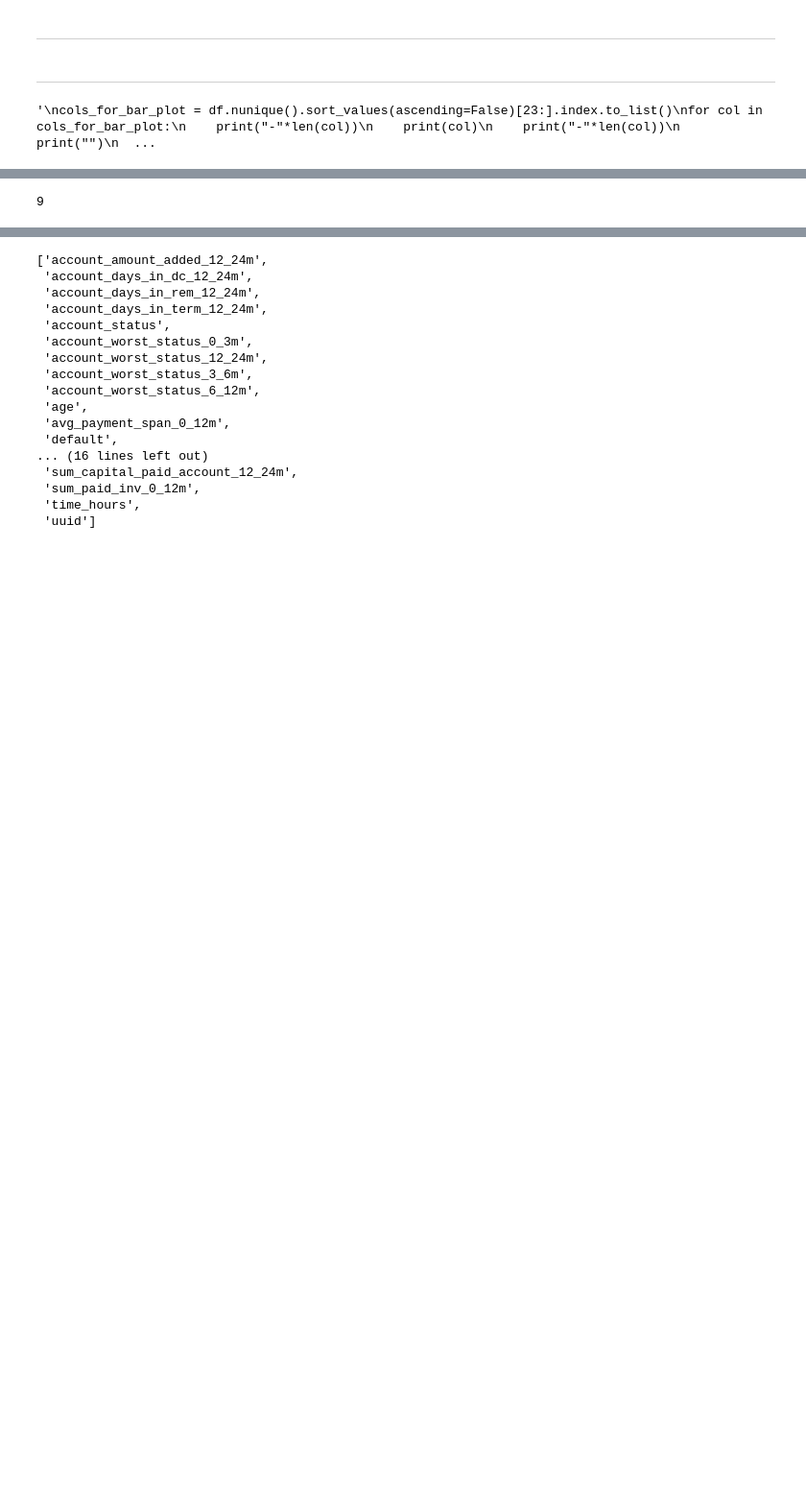
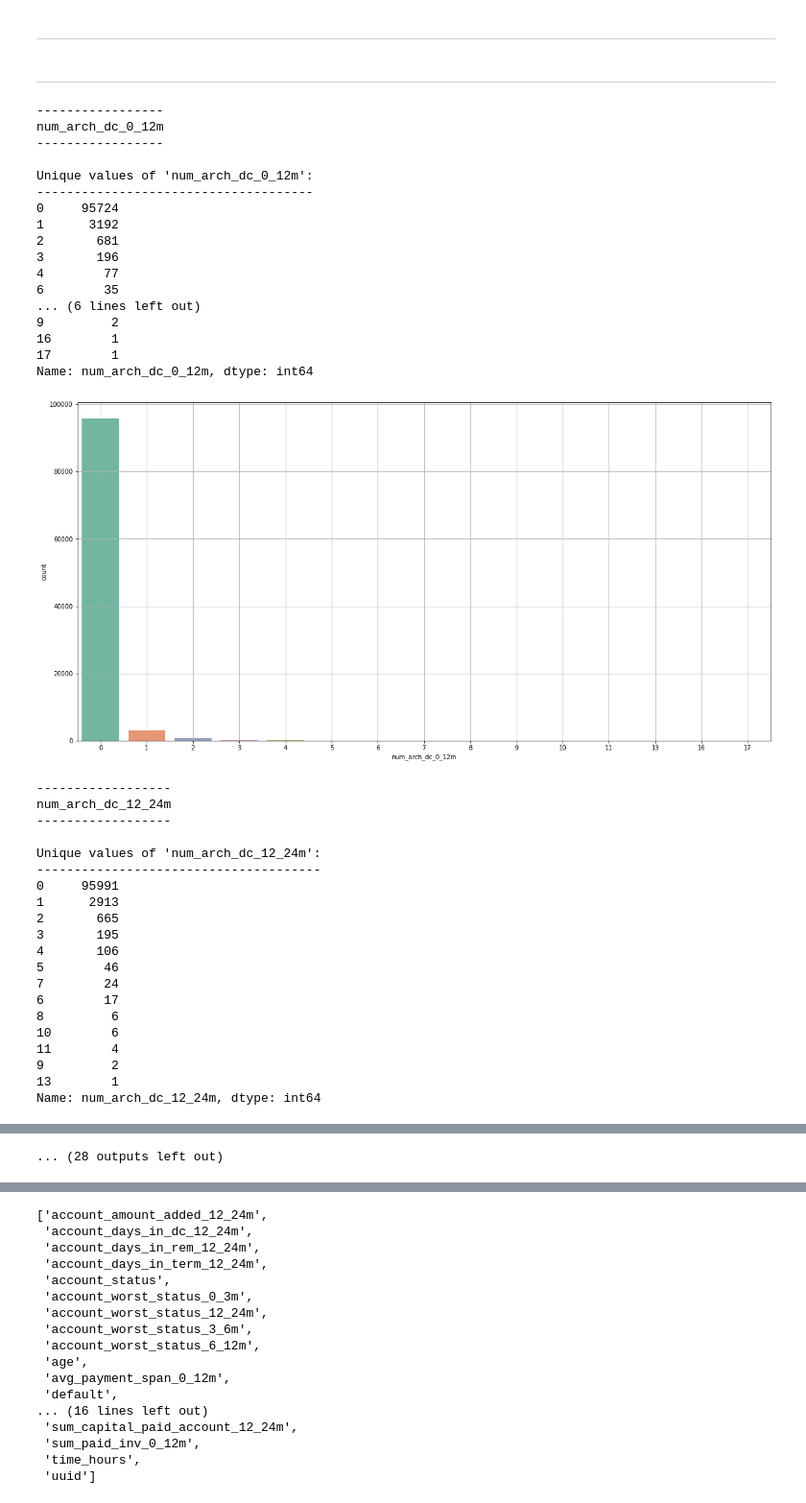
Before and after one commit to eserinanarslan/probability_prediction, a Jupyter notebook: notebooks/model_creation.ipynb, the cells around one changed output, grey strips where cells are left out. Shown at 96% size. Cells and saved outputs as stored; diff of their text form; code cells hidden in the pictures; blank space fills up the shorter version.

```diff
--- a/notebooks/model_creation.ipynb
+++ b/notebooks/model_creation.ipynb
@@ -134,21 +229,57 @@ for col in df.select_dtypes(exclude="object").columns.to_list():
 # %% [markdown]
 ---
 # %%
-"""
+
 cols_for_bar_plot = df.nunique().sort_values(ascending=False)[23:].index.to_list()
 for col in cols_for_bar_plot:
     print("-"*len(col))
     print(col)
     print("-"*len(col))
     print("")
     print(f"Unique values of '{col}':")
     print("-"*(20+len(col)))
     print(df[col].value_counts())
     print("\n")
     plt.figure(figsize=(20,10))
     sns.countplot(x=col, data=df, palette='Set2')
     plt.grid()
     plt.show()
-"""
 # %% [output]
-'\ncols_for_bar_plot = df.nunique().sort_values(ascending=False)[23:].index.to_list()\nfor col in cols_for_bar_plot:\n    print("-"*len(col))\n    print(col)\n    print("-"*len(col))\n    print("")\n  ...
+-----------------
+num_arch_dc_0_12m
+-----------------
+
+Unique values of 'num_arch_dc_0_12m':
+-------------------------------------
+0     95724
+1      3192
+2       681
+3       196
+4        77
+6        35
+... (6 lines left out)
+9         2
+16        1
+17        1
+Name: num_arch_dc_0_12m, dtype: int64
+[figure, added]
+------------------
+num_arch_dc_12_24m
+------------------
+
+Unique values of 'num_arch_dc_12_24m':
+--------------------------------------
+0     95991
+1      2913
+2       665
+3       195
+4       106
+5        46
+7        24
+6        17
+8         6
+10        6
+11        4
+9         2
+13        1
+Name: num_arch_dc_12_24m, dtype: int64
@@ -155,12 +348 @@ for col in cols_for_bar_plot:
+... (28 outputs left out)
-# %%
-df = df[df.columns.to_list()[2:]+[df.columns.to_list()[0]]+[df.columns.to_list()[1]]]
-
-corr = df.corr()
-cr = corr.copy()
-top_corr_columns = []
-#Determine best correlate columns over 0.5
-top_corr_columns = cr.loc[:, 'default'][:-1]
-best_accurate_columns = top_corr_columns[abs(top_corr_columns) > 0.1].sort_values(ascending=False)
-len(best_accurate_columns)
-# %% [output]
-9
```
Also changed, not shown: parts of 28 cells of this notebook, 5 other files.
